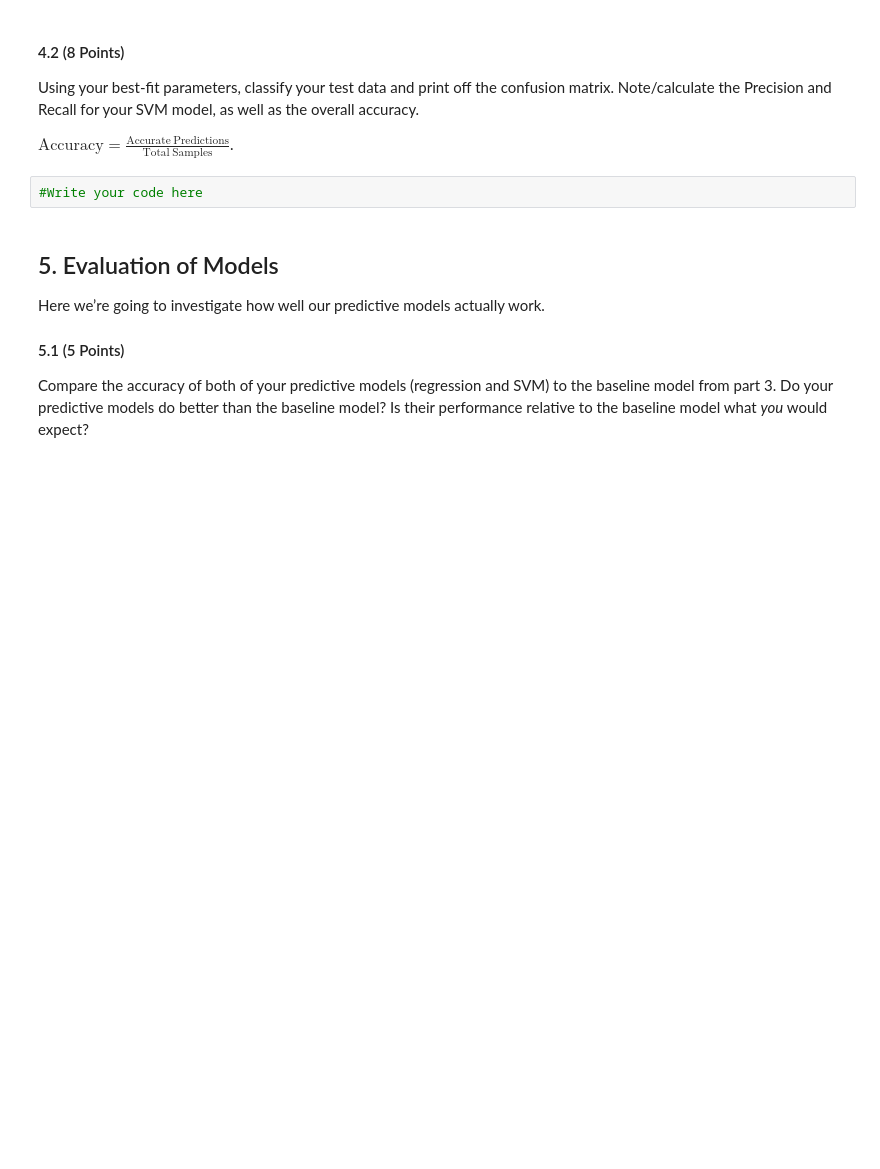
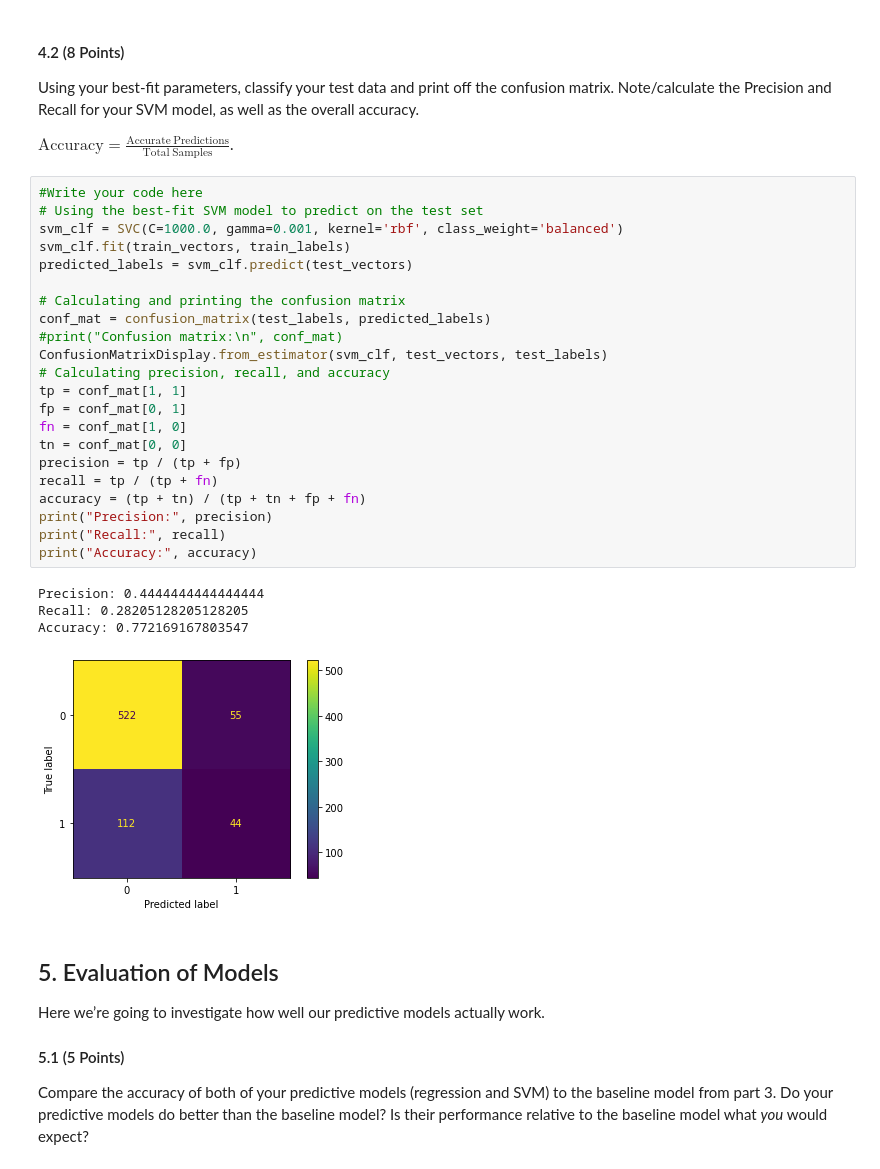
Before and after one commit to codeme69/CMSE202-s23-turnin, a Jupyter notebook: hw-04/HW_4_Regression_and_SVM_STUDENT.ipynb, the cells around one changed output. Saved outputs shown, nothing was run; the diff lists cells and outputs as text; blank space fills up the shorter version.

```diff
--- a/hw-04/HW_4_Regression_and_SVM_STUDENT.ipynb
+++ b/hw-04/HW_4_Regression_and_SVM_STUDENT.ipynb
@@ -254,8 +287,33 @@ Run a grid search over both types of kernels and multiple values of $C$ and $\ga
 Using your best-fit parameters, classify your test data and print off the confusion matrix. Note/calculate the Precision and Recall for your SVM model, as well as the overall accuracy.
 
 $\mathrm{Accuracy} = \frac{\mathrm{Accurate~Predictions}}{\mathrm{Total~Samples}}$.
-# %%
-#Write your code here
+# %%
+#Write your code here
+# Using the best-fit SVM model to predict on the test set
+svm_clf = SVC(C=1000.0, gamma=0.001, kernel='rbf', class_weight='balanced')
+svm_clf.fit(train_vectors, train_labels)
+predicted_labels = svm_clf.predict(test_vectors)
+
+# Calculating and printing the confusion matrix
+conf_mat = confusion_matrix(test_labels, predicted_labels)
+#print("Confusion matrix:\n", conf_mat)
+ConfusionMatrixDisplay.from_estimator(svm_clf, test_vectors, test_labels)
+# Calculating precision, recall, and accuracy
+tp = conf_mat[1, 1]
+fp = conf_mat[0, 1]
+fn = conf_mat[1, 0]
+tn = conf_mat[0, 0]
+precision = tp / (tp + fp)
+recall = tp / (tp + fn)
+accuracy = (tp + tn) / (tp + tn + fp + fn)
+print("Precision:", precision)
+print("Recall:", recall)
+print("Accuracy:", accuracy)
+# %% [output]
+Precision: 0.4444444444444444
+Recall: 0.28205128205128205
+Accuracy: 0.772169167803547
+[figure, added]
 # %% [markdown]
 ## 5. Evaluation of Models
 
```
Also changed, not shown: parts of 23 cells of this notebook.
